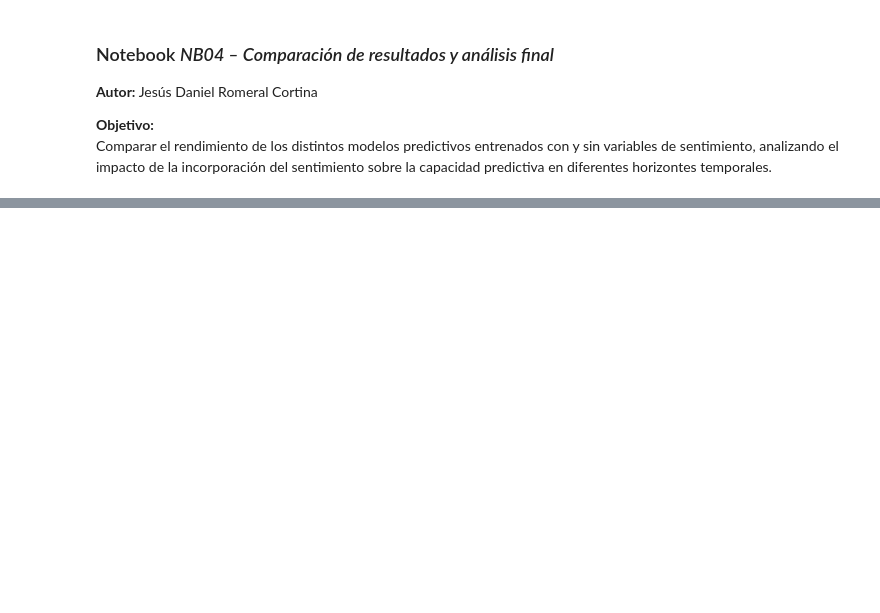
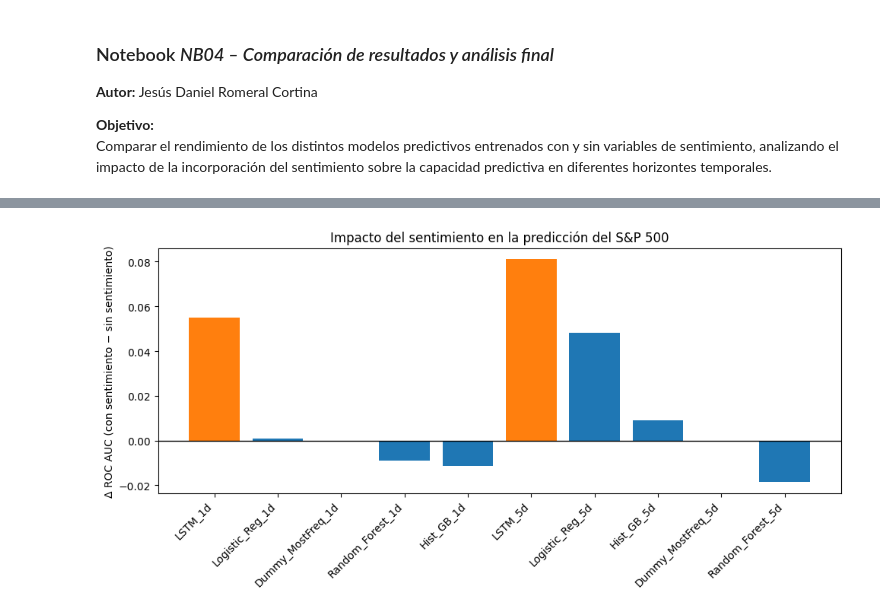
Before and after one commit to jesromeral/TFM_IMF, a Jupyter notebook: notebooks/4.RESULTADOS/NB04a_Resultados.ipynb, the cells around one changed output, grey strips where cells are left out. Drawn from its saved outputs; the diff is of its cells as text; code cells hidden in the pictures; blank space fills up the shorter version.

```diff
--- a/notebooks/4.RESULTADOS/NB04a_Resultados.ipynb
+++ b/notebooks/4.RESULTADOS/NB04a_Resultados.ipynb
@@ -110,0 +121,13 @@ plt.show()
+# %%
+
+for m in ["Acc", "B_Acc", "F1", "ROC"]:
+    df_comp[f"delta_{m}"] = (
+        df_comp[f"{m}_sent"] - df_comp[f"{m}_no_sent"]
+    )
+
+df_comp = df_comp.sort_values(
+    ["horizonte", "delta_ROC"],
+    ascending=[True, False]
+).reset_index(drop=True)
+
+df_comp
@@ -110,0 +146,27 @@ plt.show()
+# %%
+import matplotlib.pyplot as plt
+
+
+# Gráfica 1: Impacto del sentimiento
+
+
+plt.figure(figsize=(10, 5))
+
+colors = df_comp["family"].map({"ML": "tab:blue", "LSTM": "tab:orange"})
+
+plt.bar(
+    x=df_comp["modelo"] + "_" + df_comp["horizonte"],
+    height=df_comp["delta_ROC"],
+    color=colors
+)
+
+plt.axhline(0, color="black", linewidth=1)
+
+plt.ylabel("Δ ROC AUC (con sentimiento − sin sentimiento)")
+plt.title("Impacto del sentimiento en la predicción del S&P 500")
+
+plt.xticks(rotation=45, ha="right")
+plt.tight_layout()
+plt.show()
+# %% [output]
+[figure, added]
```
Also changed, not shown: parts of 12 cells of this notebook, 15 other files.
